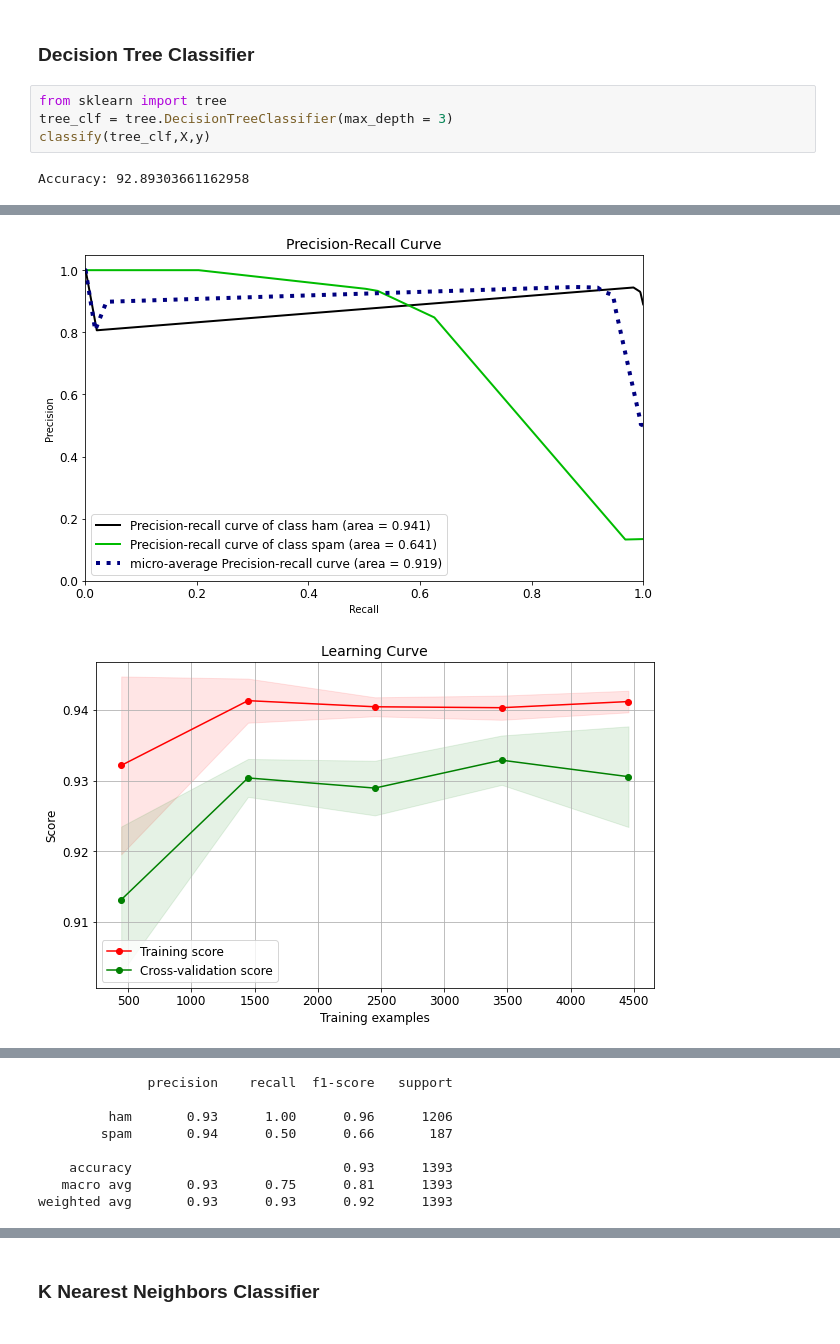
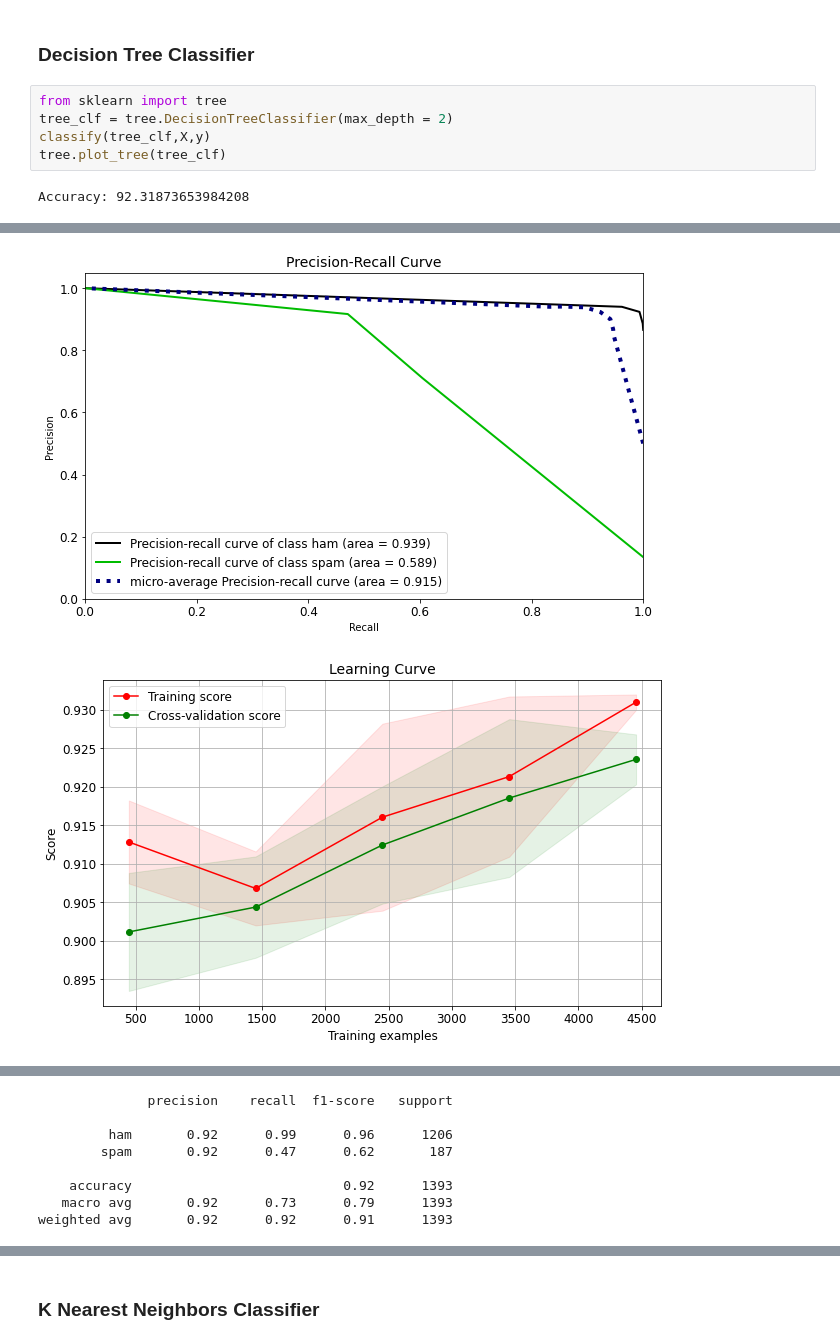
Before and after one commit to DhivyaRenuka/Implementation-Of-Spam-Filtering-Using-NLP-Concept-and-All-Machine-Learning-Algorithms, a Jupyter notebook: Spam Filtering using NLP.ipynb, the cells around one changed output, grey strips where cells are left out. Saved outputs shown, nothing was run; the diff lists cells and outputs as text.

```diff
--- a/Spam Filtering using NLP.ipynb
+++ b/Spam Filtering using NLP.ipynb
@@ -190,7 +190,8 @@ weighted avg       0.97      0.97      0.96      1393
 ### Decision Tree Classifier
 # %%
 from sklearn import tree
-tree_clf = tree.DecisionTreeClassifier(max_depth = 3)
+tree_clf = tree.DecisionTreeClassifier(max_depth = 2)
 classify(tree_clf,X,y)
+tree.plot_tree(tree_clf)
 # %% [output]
-Accuracy: 92.89303661162958
+Accuracy: 92.31873653984208
@@ -198,2 +199,2 @@ Accuracy: 92.89303661162958
-[figure, old version]
+[figure, new version]
-[figure, old version]
+[figure, new version]
@@ -202,8 +203,8 @@ Accuracy: 92.89303661162958
               precision    recall  f1-score   support
 
-         ham       0.93      1.00      0.96      1206
-        spam       0.94      0.50      0.66       187
+         ham       0.92      0.99      0.96      1206
+        spam       0.92      0.47      0.62       187
 
-    accuracy                           0.93      1393
-   macro avg       0.93      0.75      0.81      1393
-weighted avg       0.93      0.93      0.92      1393
+    accuracy                           0.92      1393
+   macro avg       0.92      0.73      0.79      1393
+weighted avg       0.92      0.92      0.91      1393
```
Also changed, not shown: parts of 4 cells of this notebook.
